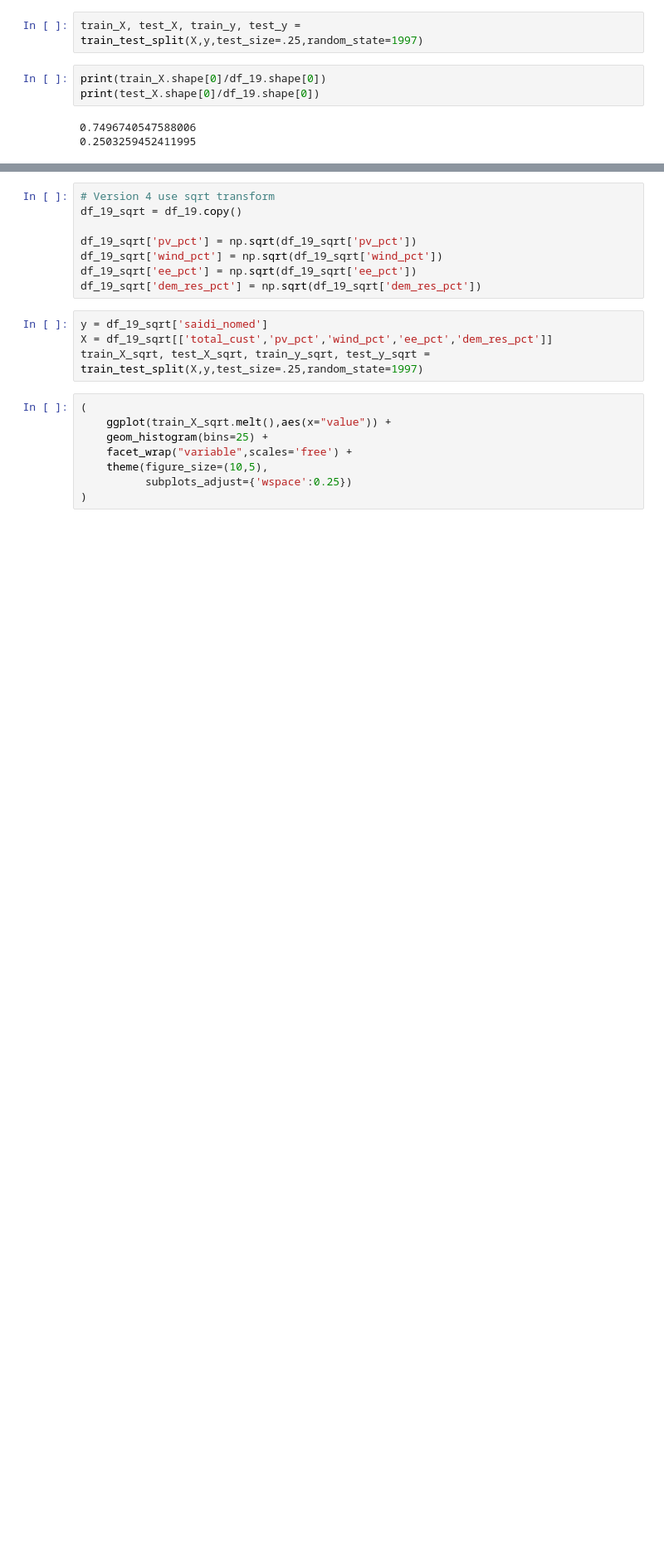
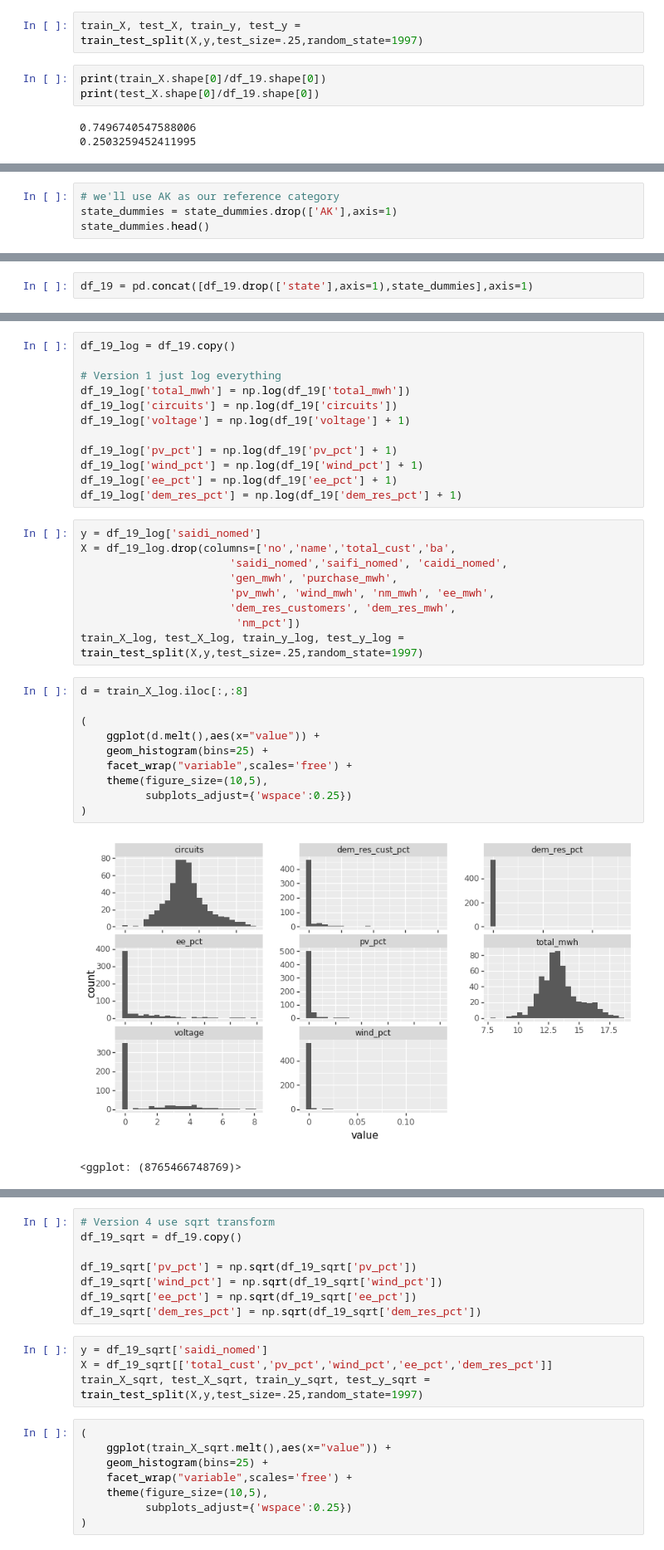
Before and after one commit to gloriadli/DS1_Final_Project, a Jupyter notebook: Data-Modelling.ipynb, the cells around one changed output, grey strips where cells are left out. Shown at 83% size. Drawn from its saved outputs; the diff is of its cells as text; blank space fills up the shorter version.

```diff
--- a/Data-Modelling.ipynb
+++ b/Data-Modelling.ipynb
@@ -217,0 +223,4 @@ pd.DataFrame({
+# %%
+# we'll use AK as our reference category
+state_dummies = state_dummies.drop(['AK'],axis=1)
+state_dummies.head()
@@ -217,0 +235,2 @@ pd.DataFrame({
+# %%
+df_19 = pd.concat([df_19.drop(['state'],axis=1),state_dummies],axis=1)
@@ -217,0 +285,34 @@ pd.DataFrame({
+# %%
+df_19_log = df_19.copy()
+
+# Version 1 just log everything
+df_19_log['total_mwh'] = np.log(df_19['total_mwh'])
+df_19_log['circuits'] = np.log(df_19['circuits'])
+df_19_log['voltage'] = np.log(df_19['voltage'] + 1)
+
+df_19_log['pv_pct'] = np.log(df_19['pv_pct'] + 1)
+df_19_log['wind_pct'] = np.log(df_19['wind_pct'] + 1)
+df_19_log['ee_pct'] = np.log(df_19['ee_pct'] + 1)
+df_19_log['dem_res_pct'] = np.log(df_19['dem_res_pct'] + 1)
+# %%
+y = df_19_log['saidi_nomed']
+X = df_19_log.drop(columns=['no','name','total_cust','ba',
+                       'saidi_nomed','saifi_nomed', 'caidi_nomed',
+                       'gen_mwh', 'purchase_mwh',
+                       'pv_mwh', 'wind_mwh', 'nm_mwh', 'ee_mwh',
+                       'dem_res_customers', 'dem_res_mwh',
+                        'nm_pct'])
+train_X_log, test_X_log, train_y_log, test_y_log = train_test_split(X,y,test_size=.25,random_state=1997)
+# %%
+d = train_X_log.iloc[:,:8]
+
+(
+    ggplot(d.melt(),aes(x="value")) +
+    geom_histogram(bins=25) +
+    facet_wrap("variable",scales='free') +
+    theme(figure_size=(10,5),
+          subplots_adjust={'wspace':0.25})
+)
+# %% [output]
+[figure, added]
+<ggplot: (8765466748769)>
```
Also changed, not shown: parts of 111 cells of this notebook, 2 other files.
